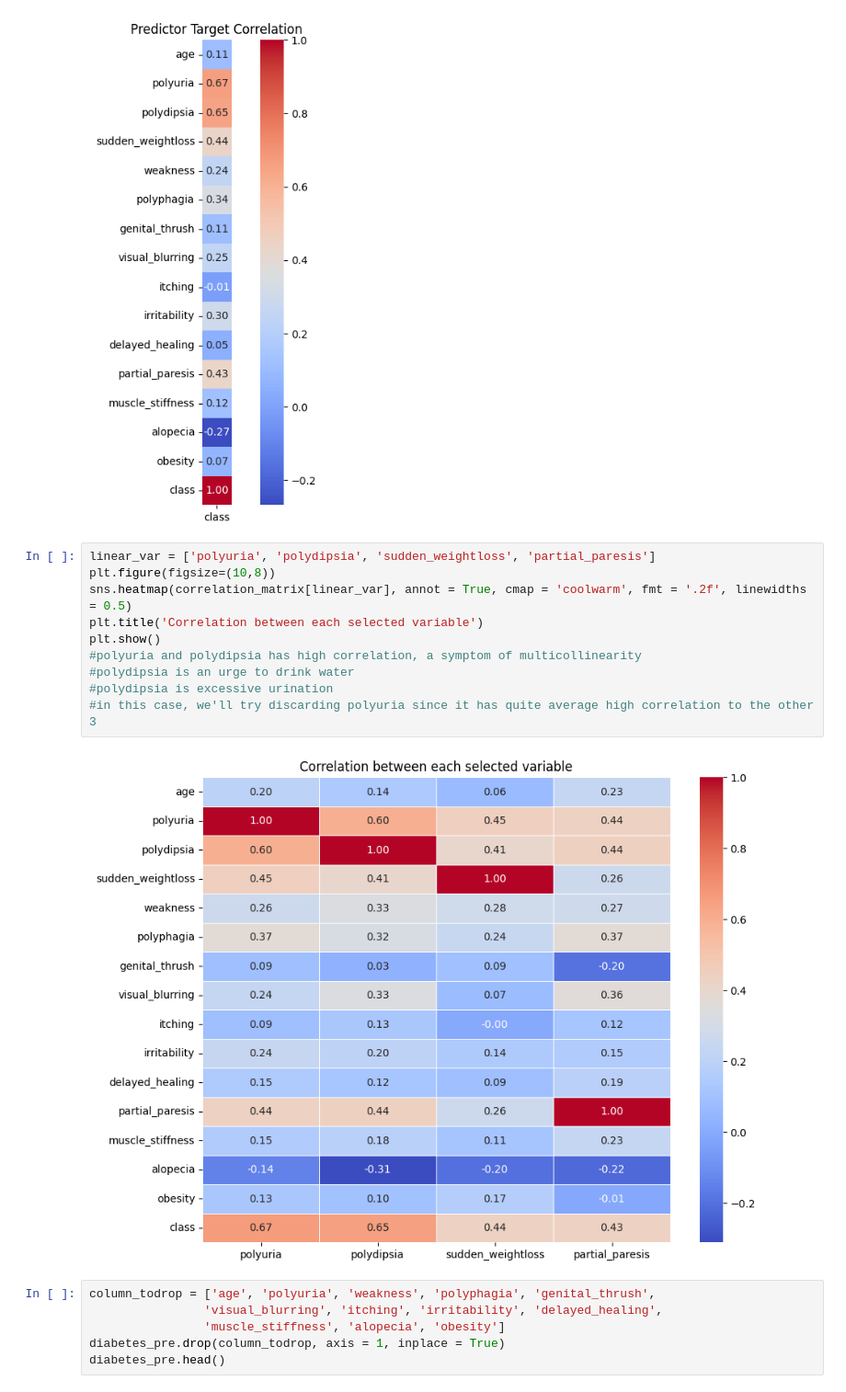
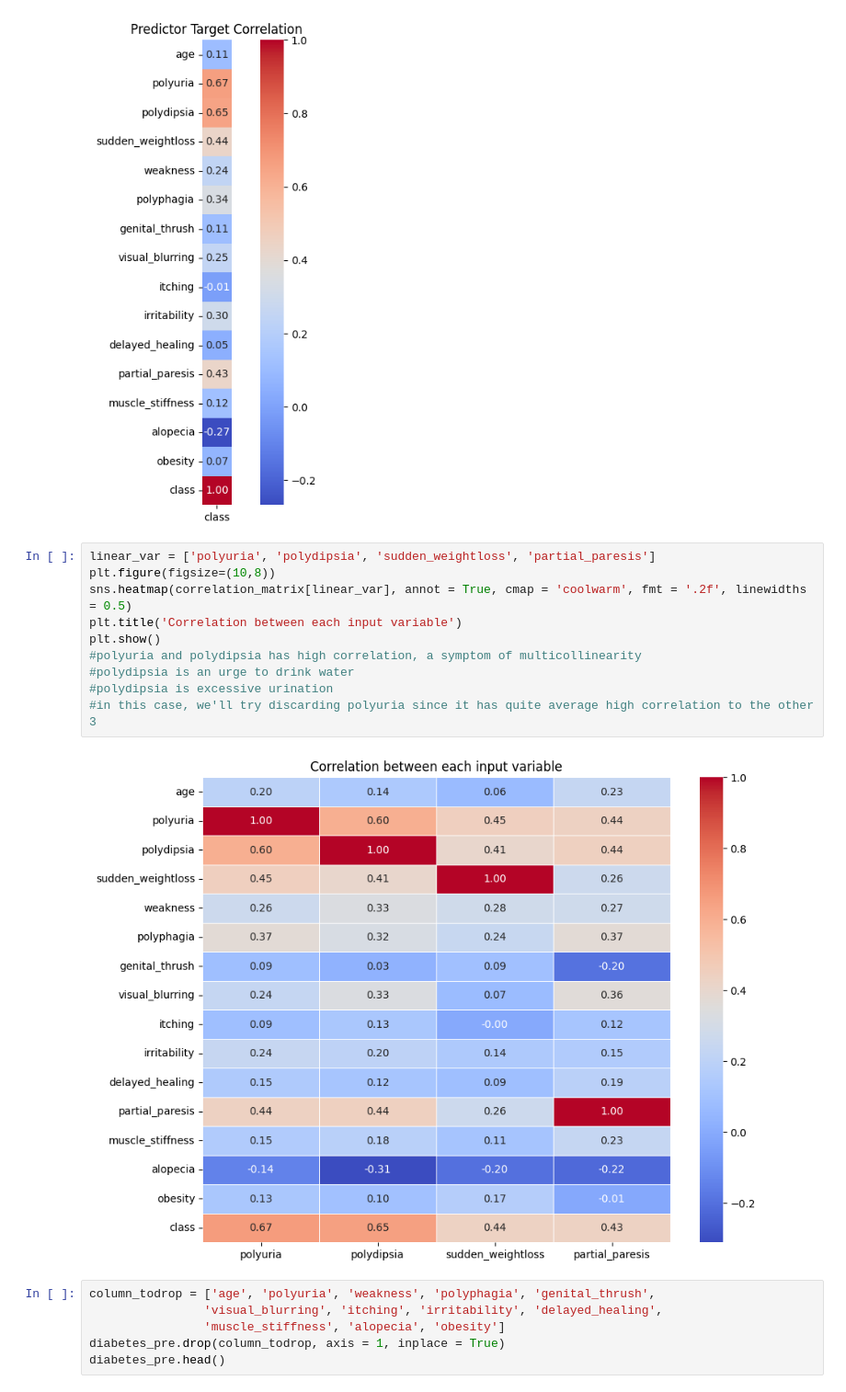
Before and after one commit to Alteemprime/Diabetes_knndtlr, a Jupyter notebook: Diabetes_logreg.ipynb, the cells around one changed output. Shown at 92% size. Saved outputs shown, nothing was run; the diff lists cells and outputs as text.

```diff
--- a/Diabetes_logreg.ipynb
+++ b/Diabetes_logreg.ipynb
@@ -42,15 +42,15 @@ plt.show()
 # %%
 linear_var = ['polyuria', 'polydipsia', 'sudden_weightloss', 'partial_paresis']
 plt.figure(figsize=(10,8))
 sns.heatmap(correlation_matrix[linear_var], annot = True, cmap = 'coolwarm', fmt = '.2f', linewidths = 0.5)
-plt.title('Correlation between each selected variable')
+plt.title('Correlation between each input variable')
 plt.show()
 #polyuria and polydipsia has high correlation, a symptom of multicollinearity
 #polydipsia is an urge to drink water
 #polydipsia is excessive urination
 #in this case, we'll try discarding polyuria since it has quite average high correlation to the other 3
 # %% [output]
-[figure, old version]
+[figure, new version]
 # %%
 column_todrop = ['age', 'polyuria', 'weakness', 'polyphagia', 'genital_thrush',
                 'visual_blurring', 'itching', 'irritability', 'delayed_healing',
```
Also changed, not shown: parts of 1 cell of this notebook, 2 other files.
